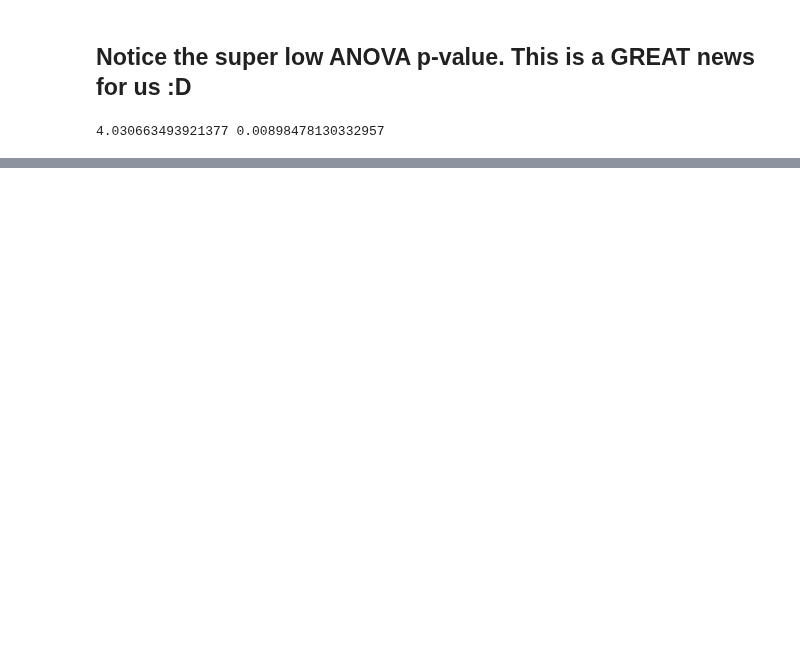
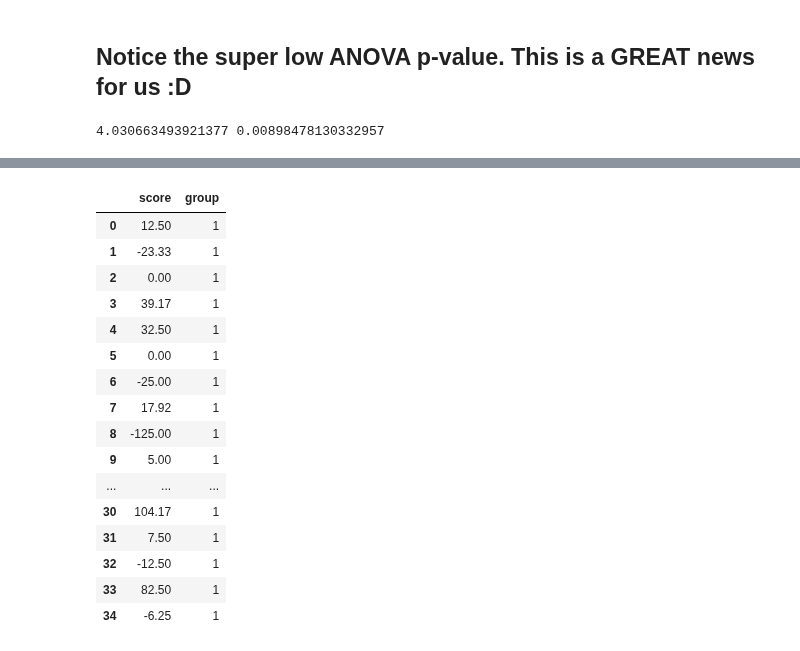
Before and after one commit to ironhacks/spring-2017-analysis, a Jupyter notebook: analysis/Spring-2017-Final.ipynb, the cells around one changed output, grey strips where cells are left out. Saved outputs shown, nothing was run; the diff lists cells and outputs as text; code cells hidden in the pictures; blank space fills up the shorter version.

```diff
--- a/analysis/Spring-2017-Final.ipynb
+++ b/analysis/Spring-2017-Final.ipynb
@@ -586,0 +583,26 @@ df3[['Hack', 'Total Score']].head(5)
+# %%
+df1 = pd.DataFrame({'score': [  12.5 ,  -23.33,    0.  ,   39.17,   32.5 ,    0.  ,  -25.  ,
+         17.92, -125.  ,    5.  ,   41.88,   45.  ,  -49.17,   -8.33,
+         29.17,   19.16,   50.  ,    0.83,   12.5 ,   30.42,   11.67,
+         32.5 ,    4.16,   29.17,    9.17,  -32.5 ,   50.84,  102.5 ,
+        -12.5 ,   21.66,  104.17,    7.5 ,  -12.5 ,   82.5 ,   -6.25],
+                   'group': [1, 1, 1, 1, 1, 1, 1, 1, 1, 1, 1, 1, 1, 1, 1, 1, 1, 1, 1, 1, 1, 1, 1, 1, 1, 1, 1, 1, 1, 1, 1, 1, 1, 1, 1]})
+df1
+# %% [output]
+|  | score | group |
+| 0 | 12.50 | 1 |
+| 1 | -23.33 | 1 |
+| 2 | 0.00 | 1 |
+| 3 | 39.17 | 1 |
+| 4 | 32.50 | 1 |
+| 5 | 0.00 | 1 |
+| 6 | -25.00 | 1 |
+| 7 | 17.92 | 1 |
+| 8 | -125.00 | 1 |
+| 9 | 5.00 | 1 |
+| ... | ... | ... |
+| 30 | 104.17 | 1 |
+| 31 | 7.50 | 1 |
+| 32 | -12.50 | 1 |
+| 33 | 82.50 | 1 |
+| 34 | -6.25 | 1 |
```
Also changed, not shown: parts of 14 cells of this notebook.
